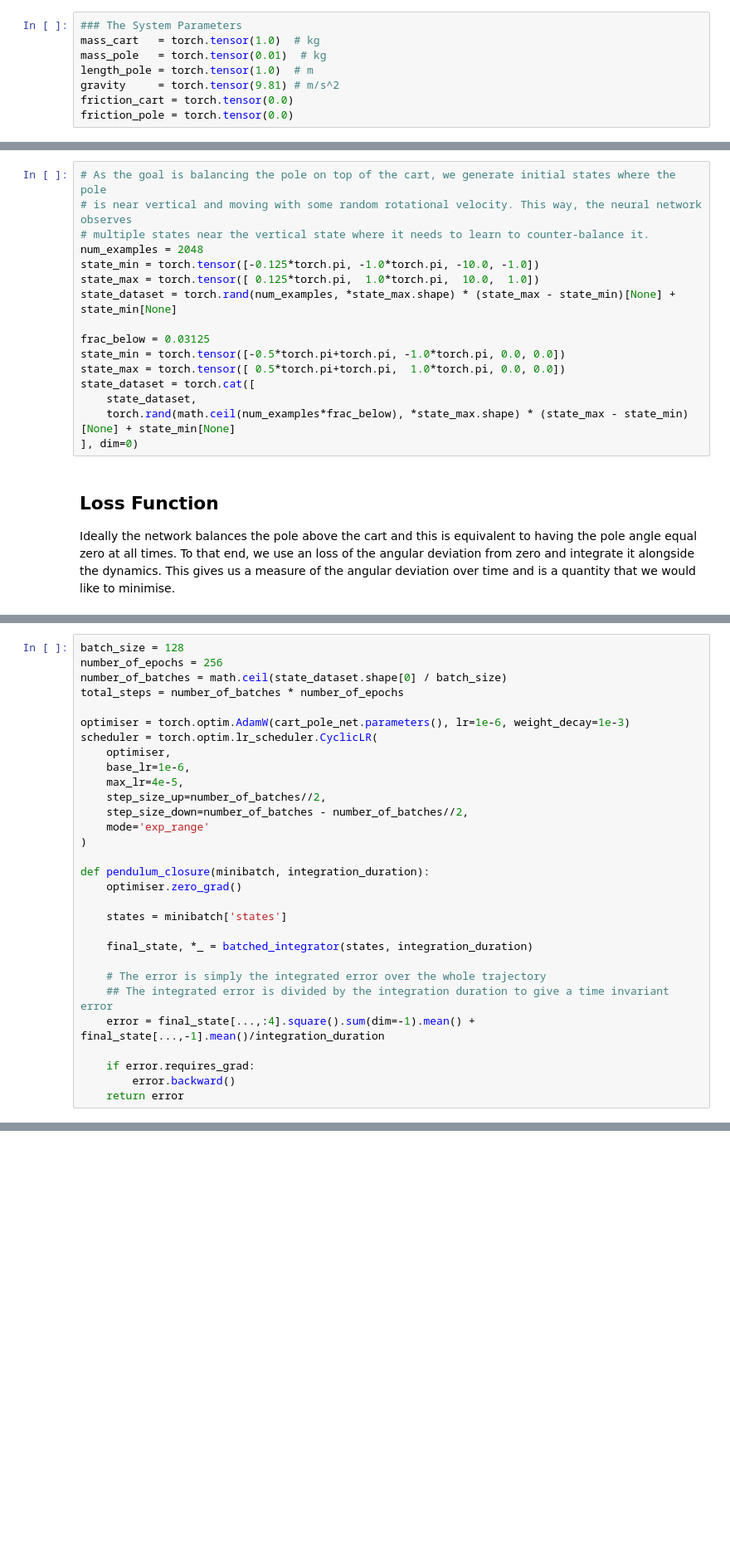
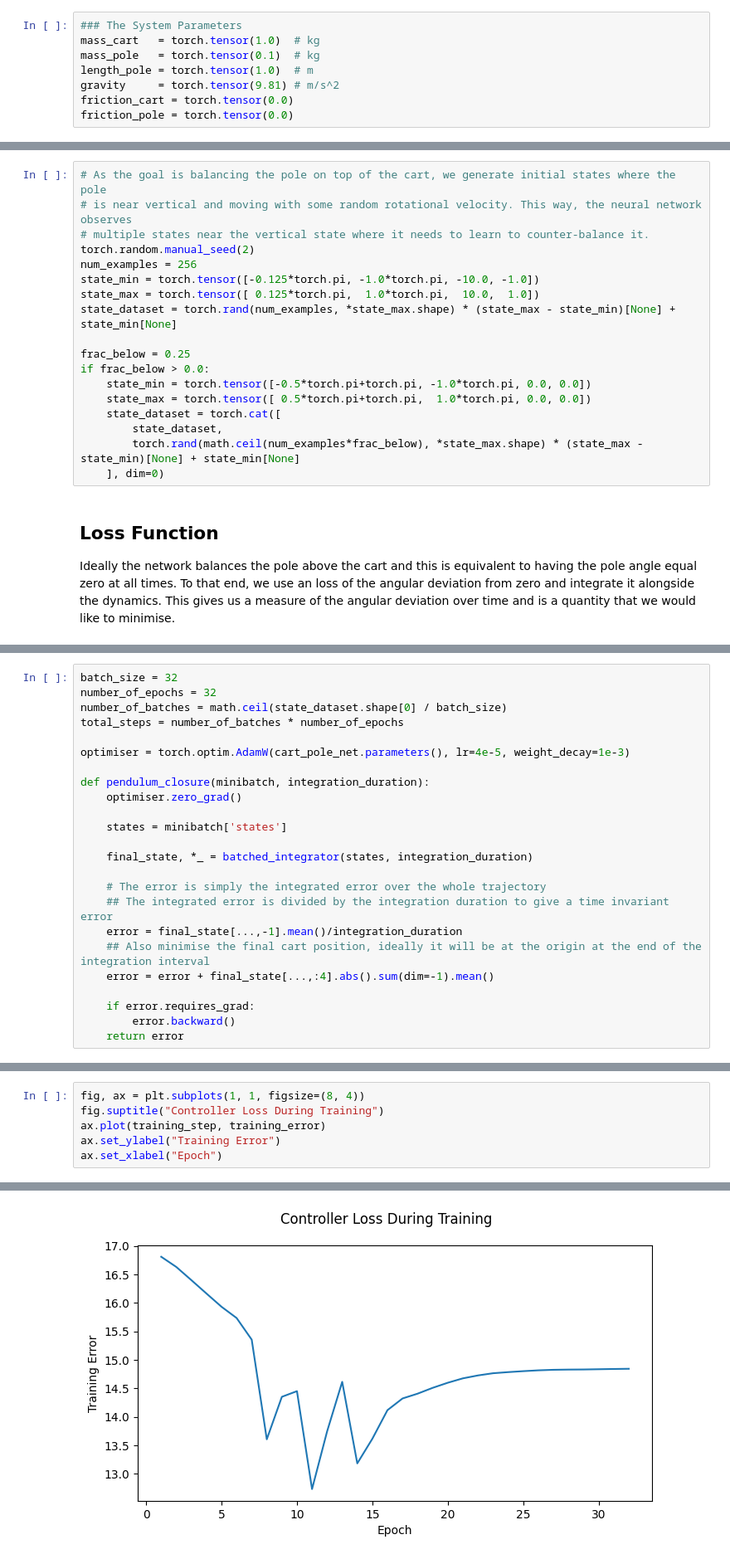
Before and after one commit to ImperialCollegeLondon/ReCoDE-NeuralODEs, a Jupyter notebook: notebooks/05-the-inverted-pendulum.ipynb, the cells around one changed output, grey strips where cells are left out. Shown at 83% size. Drawn from its saved outputs; the diff is of its cells as text; blank space fills up the shorter version.

```diff
--- a/notebooks/05-the-inverted-pendulum.ipynb
+++ b/notebooks/05-the-inverted-pendulum.ipynb
@@ -87,7 +83,7 @@ The implementation itself can be found in `neuralode.dynamics.inverted_pendulum`
 # %%
 ### The System Parameters
 mass_cart   = torch.tensor(1.0)  # kg
-mass_pole   = torch.tensor(0.01)  # kg
+mass_pole   = torch.tensor(0.1)  # kg
 length_pole = torch.tensor(1.0)  # m
 gravity     = torch.tensor(9.81) # m/s^2
 friction_cart = torch.tensor(0.0)
@@ -144,18 +158,20 @@ We also add examples, equal to $3.125\%$ of our nearly balanced examples, for wh
 # As the goal is balancing the pole on top of the cart, we generate initial states where the pole
 # is near vertical and moving with some random rotational velocity. This way, the neural network observes
 # multiple states near the vertical state where it needs to learn to counter-balance it.
-num_examples = 2048
+torch.random.manual_seed(2)
+num_examples = 256
 state_min = torch.tensor([-0.125*torch.pi, -1.0*torch.pi, -10.0, -1.0])
 state_max = torch.tensor([ 0.125*torch.pi,  1.0*torch.pi,  10.0,  1.0])
 state_dataset = torch.rand(num_examples, *state_max.shape) * (state_max - state_min)[None] + state_min[None]
 
-frac_below = 0.03125
-state_min = torch.tensor([-0.5*torch.pi+torch.pi, -1.0*torch.pi, 0.0, 0.0])
-state_max = torch.tensor([ 0.5*torch.pi+torch.pi,  1.0*torch.pi, 0.0, 0.0])
-state_dataset = torch.cat([
-    state_dataset,
-    torch.rand(math.ceil(num_examples*frac_below), *state_max.shape) * (state_max - state_min)[None] + state_min[None]
-], dim=0)
+frac_below = 0.25
+if frac_below > 0.0:
+    state_min = torch.tensor([-0.5*torch.pi+torch.pi, -1.0*torch.pi, 0.0, 0.0])
+    state_max = torch.tensor([ 0.5*torch.pi+torch.pi,  1.0*torch.pi, 0.0, 0.0])
+    state_dataset = torch.cat([
+        state_dataset,
+        torch.rand(math.ceil(num_examples*frac_below), *state_max.shape) * (state_max - state_min)[None] + state_min[None]
+    ], dim=0)
 # %% [markdown]
 ## Loss Function
 
@@ -201,19 +226,11 @@ For faster convergence, we use Adam with Nesterov momentum and for regularisatio
 The closure function we have accepts a variable integration duration and thus we have set it so that the returned error is invariant to this. Thus the loss function we're minimising is the maximum deviation of the final state and the rate of the integrated error (as opposed to the integrated error itself).
 # %%
-batch_size = 128
-number_of_epochs = 256
+batch_size = 32
+number_of_epochs = 32
 number_of_batches = math.ceil(state_dataset.shape[0] / batch_size)
 total_steps = number_of_batches * number_of_epochs
 
-optimiser = torch.optim.AdamW(cart_pole_net.parameters(), lr=1e-6, weight_decay=1e-3)
-scheduler = torch.optim.lr_scheduler.CyclicLR(
-    optimiser,
-    base_lr=1e-6,
-    max_lr=4e-5,
-    step_size_up=number_of_batches//2,
-    step_size_down=number_of_batches - number_of_batches//2,
-    mode='exp_range'
-)
+optimiser = torch.optim.AdamW(cart_pole_net.parameters(), lr=4e-5, weight_decay=1e-3)
 
 def pendulum_closure(minibatch, integration_duration):
     optimiser.zero_grad()
@@ -224,7 +241,9 @@ def pendulum_closure(minibatch, integration_duration):
 
     # The error is simply the integrated error over the whole trajectory
     ## The integrated error is divided by the integration duration to give a time invariant error
-    error = final_state[...,:4].square().sum(dim=-1).mean() + final_state[...,-1].mean()/integration_duration
+    error = final_state[...,-1].mean()/integration_duration
+    ## Also minimise the final cart position, ideally it will be at the origin at the end of the integration interval
+    error = error + final_state[...,:4].abs().sum(dim=-1).mean()
 
     if error.requires_grad:
         error.backward()
@@ -287,0 +339,7 @@ def test_controller(test_state, test_duration, controller, hide_static_plot=Fals
+# %%
+fig, ax = plt.subplots(1, 1, figsize=(8, 4))
+fig.suptitle("Controller Loss During Training")
+ax.plot(training_step, training_error)
+ax.set_ylabel("Training Error")
+ax.set_xlabel("Epoch")
+# %% [output]
@@ -287,0 +347 @@ def test_controller(test_state, test_duration, controller, hide_static_plot=Fals
+[figure, added]
```
Also changed, not shown: parts of 20 cells of this notebook, 7 other files.
